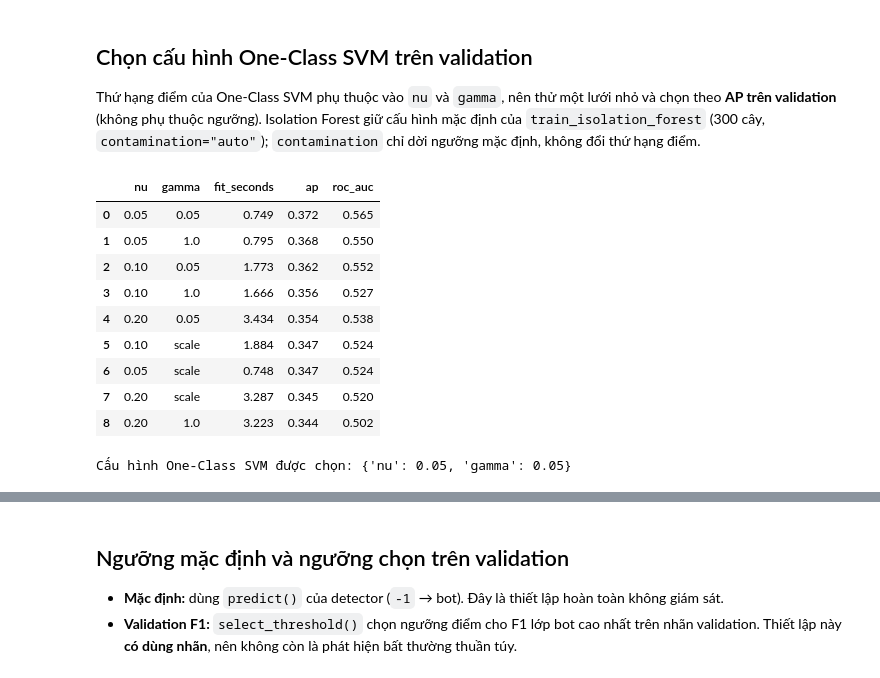
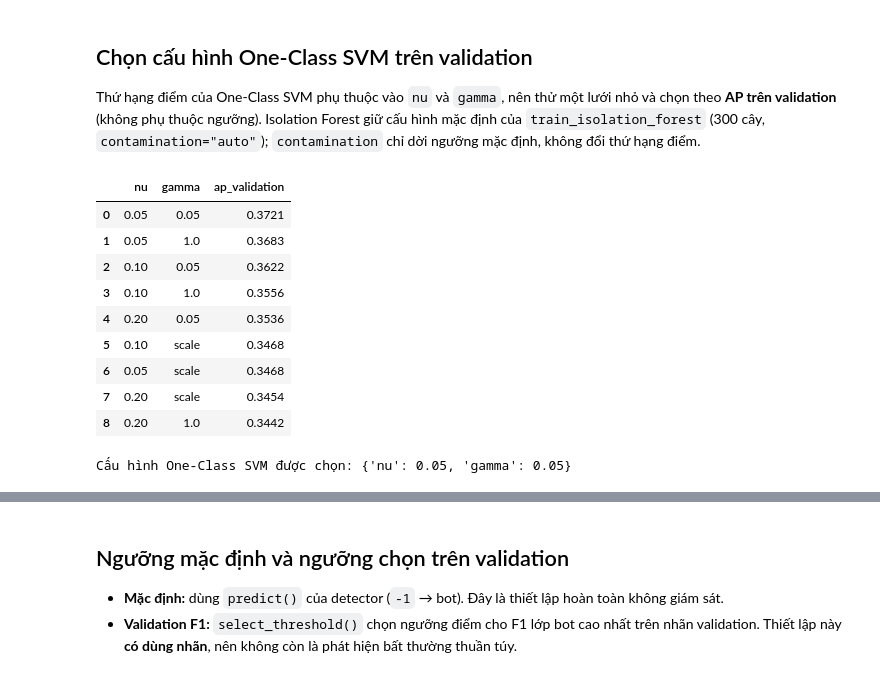
Before and after one commit to nbatho/Social-Media-Bot-Fake-Account-Detection, a Jupyter notebook: notebooks/02_anomaly_detection.ipynb, the cells around one changed output, grey strips where cells are left out. Saved outputs shown, nothing was run; the diff lists cells and outputs as text; code cells hidden in the pictures.

```diff
--- a/notebooks/02_anomaly_detection.ipynb
+++ b/notebooks/02_anomaly_detection.ipynb
@@ -83,32 +74,23 @@ display(baselines.round(3))
 
 Thứ hạng điểm của One-Class SVM phụ thuộc vào `nu` và `gamma`, nên thử một lưới nhỏ và chọn theo **AP trên validation** (không phụ thuộc ngưỡng). Isolation Forest giữ cấu hình mặc định của `train_isolation_forest` (300 cây, `contamination="auto"`); `contamination` chỉ dời ngưỡng mặc định, không đổi thứ hạng điểm.
 # %%
-search = []
-for nu in (0.05, 0.1, 0.2):
-    for gamma in ("scale", 0.05, 1.0):
-        start = time.perf_counter()
-        candidate = train_one_class_svm(X_train, nu=nu, gamma=gamma)
-        seconds = time.perf_counter() - start
-        scores = anomaly_scores(candidate, X_val)
-        search.append({
-            "nu": nu, "gamma": gamma, "fit_seconds": seconds,
-            "ap": average_precision_score(y_val, scores),
-            "roc_auc": roc_auc_score(y_val, scores),
-        })
-search = pd.DataFrame(search).sort_values("ap", ascending=False, ignore_index=True)
-display(search.round(3))
-best_ocsvm = {"nu": float(search.loc[0, "nu"]), "gamma": search.loc[0, "gamma"]}
-print("Cấu hình One-Class SVM được chọn:", best_ocsvm)
+svm, svm_config, svm_search = search(
+    train_one_class_svm,
+    {"nu": [0.05, 0.1, 0.2], "gamma": ["scale", 0.05, 1.0]},
+    train, validation,
+)
+display(svm_search.round(4))
+print("Cấu hình One-Class SVM được chọn:", svm_config)
 # %% [output]
-|  | nu | gamma | fit_seconds | ap | roc_auc |
-| 0 | 0.05 | 0.05 | 0.749 | 0.372 | 0.565 |
-| 1 | 0.05 | 1.0 | 0.795 | 0.368 | 0.550 |
-| 2 | 0.10 | 0.05 | 1.773 | 0.362 | 0.552 |
-| 3 | 0.10 | 1.0 | 1.666 | 0.356 | 0.527 |
-| 4 | 0.20 | 0.05 | 3.434 | 0.354 | 0.538 |
-| 5 | 0.10 | scale | 1.884 | 0.347 | 0.524 |
-| 6 | 0.05 | scale | 0.748 | 0.347 | 0.524 |
-| 7 | 0.20 | scale | 3.287 | 0.345 | 0.520 |
-| 8 | 0.20 | 1.0 | 3.223 | 0.344 | 0.502 |
+|  | nu | gamma | ap_validation |
+| 0 | 0.05 | 0.05 | 0.3721 |
+| 1 | 0.05 | 1.0 | 0.3683 |
+| 2 | 0.10 | 0.05 | 0.3622 |
+| 3 | 0.10 | 1.0 | 0.3556 |
+| 4 | 0.20 | 0.05 | 0.3536 |
+| 5 | 0.10 | scale | 0.3468 |
+| 6 | 0.05 | scale | 0.3468 |
+| 7 | 0.20 | scale | 0.3454 |
+| 8 | 0.20 | 1.0 | 0.3442 |
 Cấu hình One-Class SVM được chọn: {'nu': 0.05, 'gamma': 0.05}
 # %% [markdown]
```
Also changed, not shown: parts of 7 cells of this notebook.
